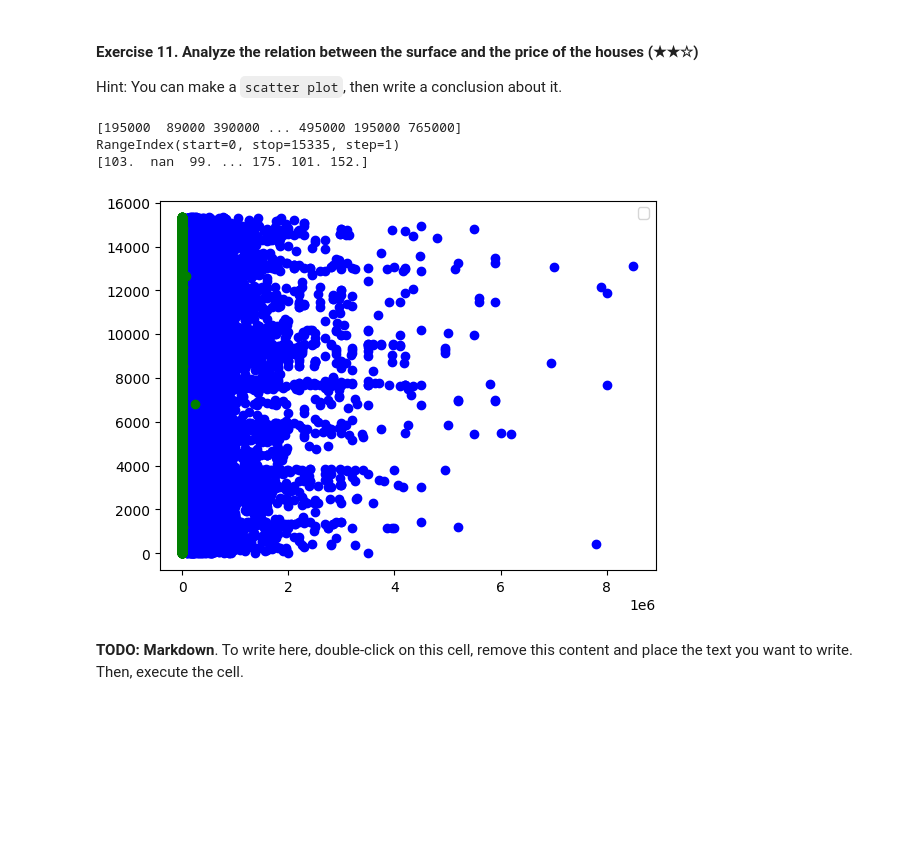
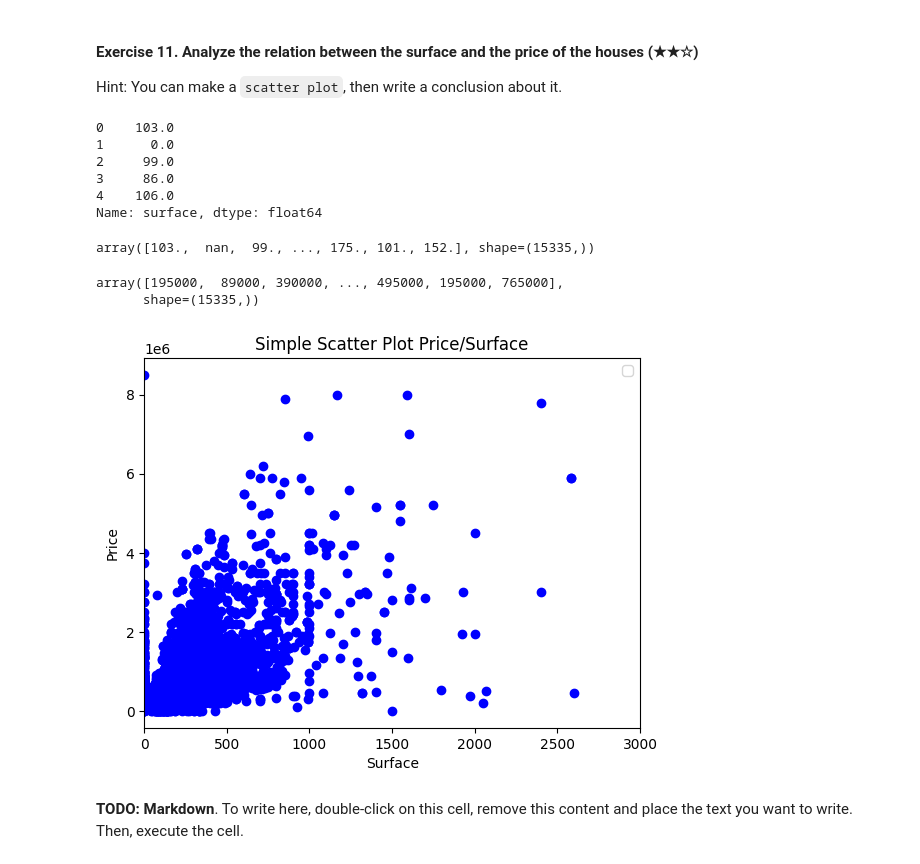
Before and after one commit to Bere333/realestate-datacleanup-exercise, a Jupyter notebook: project.ipynb, the cells around one changed output. Cells and saved outputs as stored; diff of their text form; code cells hidden in the pictures; blank space fills up the shorter version.

Commit message:
added simple scatter plot price/surface

```diff
--- a/project.ipynb
+++ b/project.ipynb
@@ -238,28 +238,44 @@ Podemos visualizar que el promedio del precio por superficie, no es la misma, ti
 #### Exercise 11. Analyze the relation between the surface and the price of the houses (★★☆)
 
 Hint: You can make a `scatter plot`, then write a conclusion about it.
+# %%
+ds["surface"].fillna(0).head()
+# %% [output]
+0    103.0
+1      0.0
+2     99.0
+3     86.0
+4    106.0
+Name: surface, dtype: float64
+# %%
+x = ds["surface"].to_numpy()
+x
+# %% [output]
+array([103.,  nan,  99., ..., 175., 101., 152.], shape=(15335,))
+# %%
+y = ds["price"].fillna(0).to_numpy()
+y
+# %% [output]
+array([195000,  89000, 390000, ..., 495000, 195000, 765000],
+      shape=(15335,))
 # %%
 # TODO: Code
 
-x = ds["price"].to_numpy()
-y = ds["price"].index
-print(x)
-print(y)
-#ds.loc[ds["price"] != 0]
-w = ds["surface"].to_numpy()
-z = ds["surface"].index
-print(w)
+x = ds["surface"].fillna(0).to_numpy()
+y = ds["price"].fillna(0).to_numpy()
 
 plt.scatter(x, y, color='blue')
-plt.scatter(w, z, color='green')
+
+plt.xlabel("Surface")
+plt.ylabel("Price")
+plt.title("Simple Scatter Plot Price/Surface")
+
+plt.xlim(0, 3000)
 
 plt.legend()
 plt.show()
 # %% [output]
-[195000  89000 390000 ... 495000 195000 765000]
-RangeIndex(start=0, stop=15335, step=1)
-[103.  nan  99. ... 175. 101. 152.]
-[figure, old version]
+[figure, new version]
 # %% [markdown]
 **TODO: Markdown**. To write here, double-click on this cell, remove this content and place the text you want to write. Then, execute the cell.
 # %% [markdown]
```
